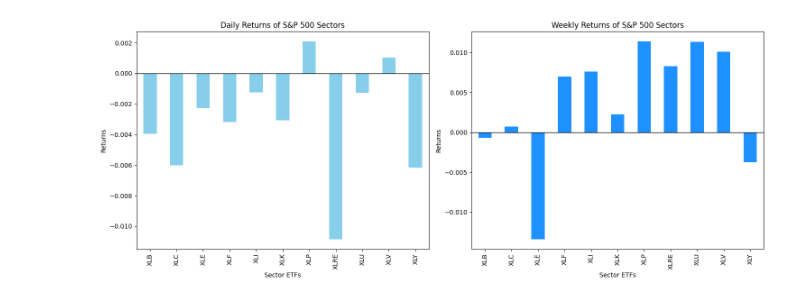
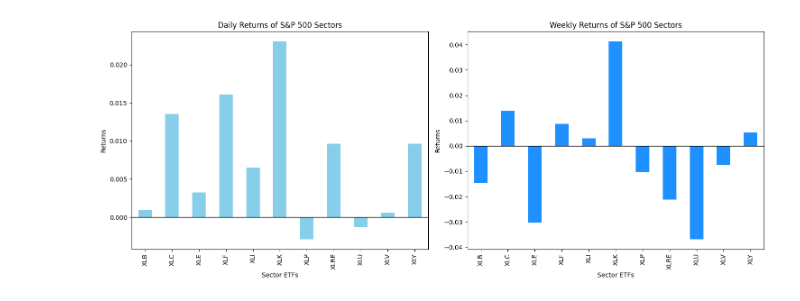
Before and after one commit to Intro-to-Fintech/Python-Assignment-2, a Jupyter notebook: Python Assignment 2.ipynb, the cells around one changed output. Saved outputs shown, nothing was run; the diff lists cells and outputs as text; code cells hidden in the pictures.

```diff
--- a/Python Assignment 2.ipynb
+++ b/Python Assignment 2.ipynb
@@ -9,37 +9,37 @@ import time
 sector_symbols = ['XLC', 'XLY', 'XLP', 'XLE', 'XLF', 'XLV', 'XLI', 'XLB', 'XLRE', 'XLK', 'XLU']
 
 # Download historical data for each sector
-data = yf.download(sector_symbols, start='2023-01-01', end='2024-01-01')
+data = yf.download(sector_symbols, start='2024-01-01', end=pd.to_datetime('today'))
 
 # Function to update and display daily and weekly returns bar graphs
 def plot_returns():
     clear_output(wait=True)
 
     # Plotting daily returns
     plt.figure(figsize=(15, 6))
     plt.subplot(1, 2, 1)
     daily_returns = data['Adj Close'].pct_change().iloc[-1]
     daily_returns.plot(kind='bar', color='skyblue')
     plt.axhline(y=0, color='black', linestyle='-', linewidth=1)  # Solid line at y=0
     plt.title('Daily Returns of S&P 500 Sectors')
     plt.xlabel('Sector ETFs')
     plt.ylabel('Returns')
 
     # Plotting weekly returns
     plt.subplot(1, 2, 2)
     weekly_returns = data['Adj Close'].resample('W').ffill().pct_change().iloc[-1]
     weekly_returns.plot(kind='bar', color='dodgerblue')  # Darker shade of blue
     plt.axhline(y=0, color='black', linestyle='-', linewidth=1)  # Solid line at y=0
     plt.title('Weekly Returns of S&P 500 Sectors')
     plt.xlabel('Sector ETFs')
     plt.ylabel('Returns')
 
     plt.tight_layout()
     plt.show()
 
 # Daily and weekly updates
 for period in data.index.union(data.resample('W').last().index):
     plot_returns()
     time.sleep(1)  # Optional: Adjust sleep duration for display
 # %% [output]
-[figure, old version]
+[figure, new version]
```
